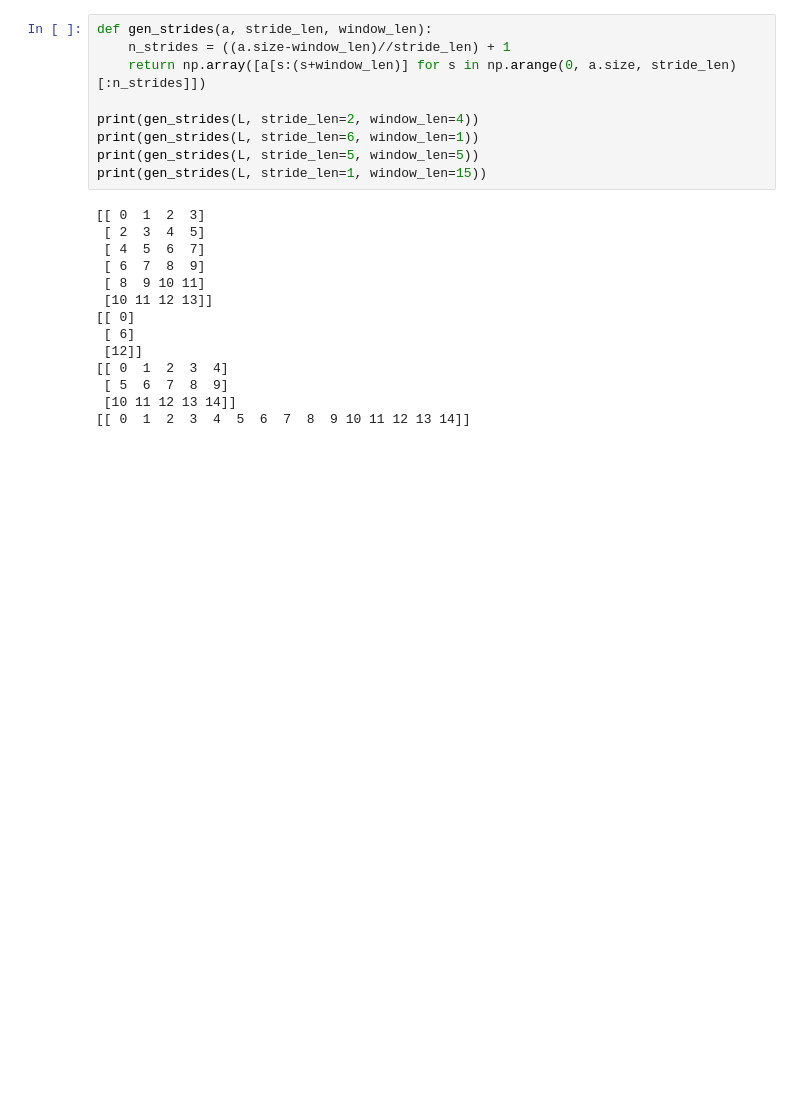
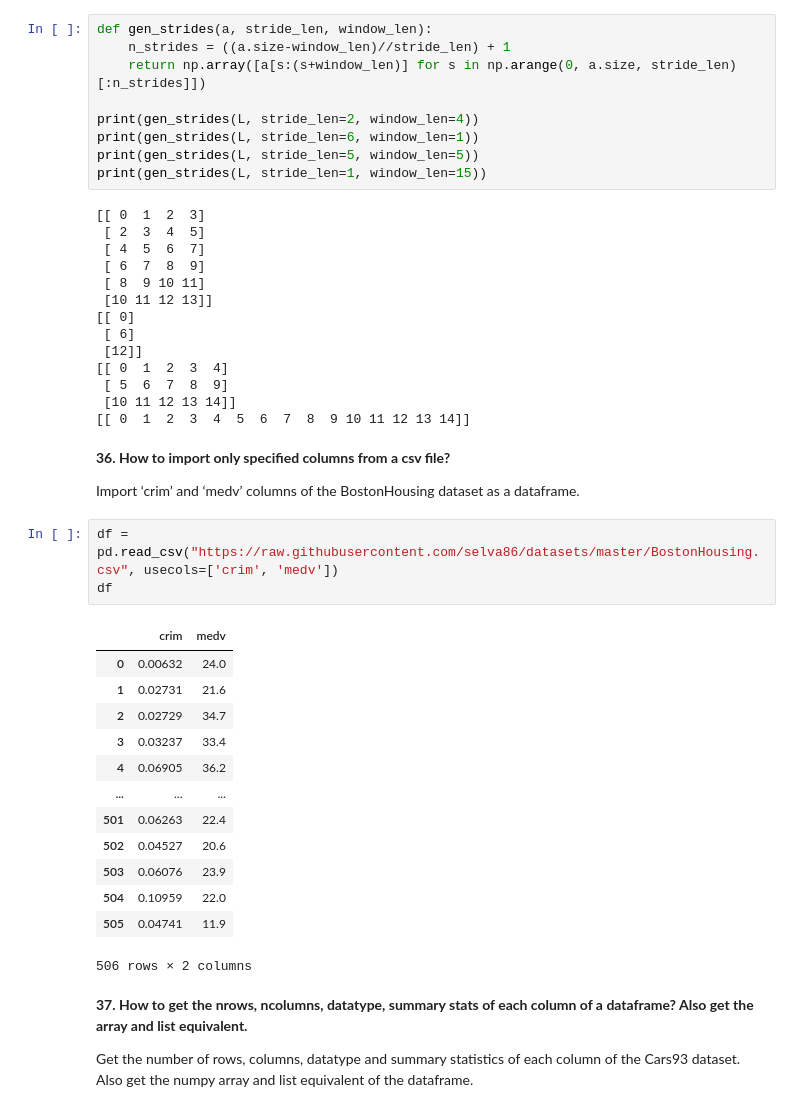
Before and after one commit to Azakkizi/machinelearningplus-exercises, a Jupyter notebook: 101 Pandas Exercises for Data Analysis.ipynb, the cells around one changed output. Cells and saved outputs as stored; diff of their text form; blank space fills up the shorter version.

```diff
--- a/101 Pandas Exercises for Data Analysis.ipynb
+++ b/101 Pandas Exercises for Data Analysis.ipynb
@@ -952,3 +952,28 @@ print(gen_strides(L, stride_len=1, window_len=15))
  [ 5  6  7  8  9]
  [10 11 12 13 14]]
 [[ 0  1  2  3  4  5  6  7  8  9 10 11 12 13 14]]
+# %% [markdown]
+**36. How to import only specified columns from a csv file?**
+
+Import ‘crim’ and ‘medv’ columns of the BostonHousing dataset as a dataframe.
+# %%
+df = pd.read_csv("https://raw.githubusercontent.com/selva86/datasets/master/BostonHousing.csv", usecols=['crim', 'medv'])
+df
+# %% [output]
+|  | crim | medv |
+| 0 | 0.00632 | 24.0 |
+| 1 | 0.02731 | 21.6 |
+| 2 | 0.02729 | 34.7 |
+| 3 | 0.03237 | 33.4 |
+| 4 | 0.06905 | 36.2 |
+| ... | ... | ... |
+| 501 | 0.06263 | 22.4 |
+| 502 | 0.04527 | 20.6 |
+| 503 | 0.06076 | 23.9 |
+| 504 | 0.10959 | 22.0 |
+| 505 | 0.04741 | 11.9 |
+506 rows × 2 columns
+# %% [markdown]
+**37. How to get the nrows, ncolumns, datatype, summary stats of each column of a dataframe? Also get the array and list equivalent.**
+
+Get the number of rows, columns, datatype and summary statistics of each column of the Cars93 dataset. Also get the numpy array and list equivalent of the dataframe.
```
Also changed, not shown: parts of 64 cells of this notebook.
